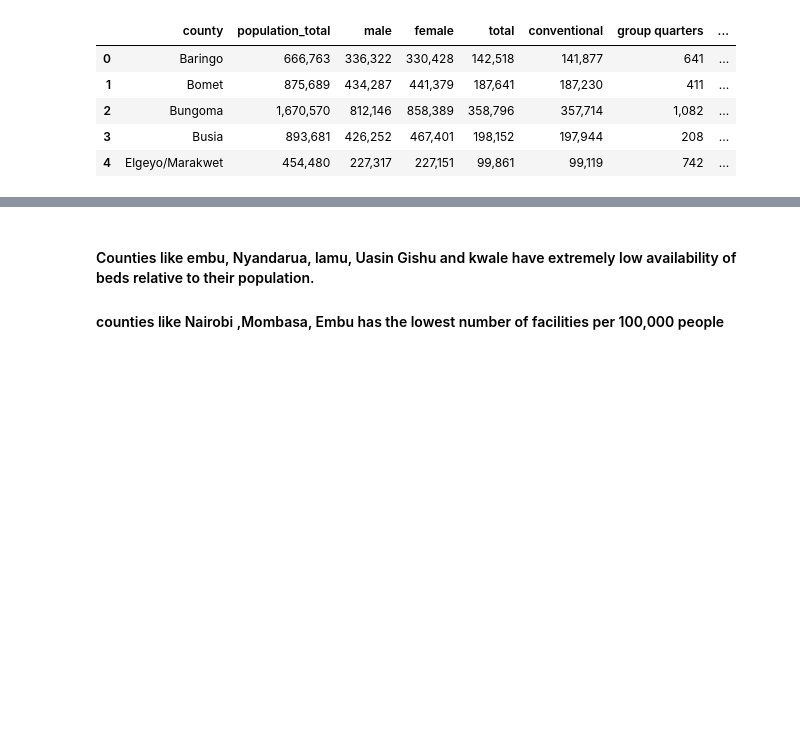
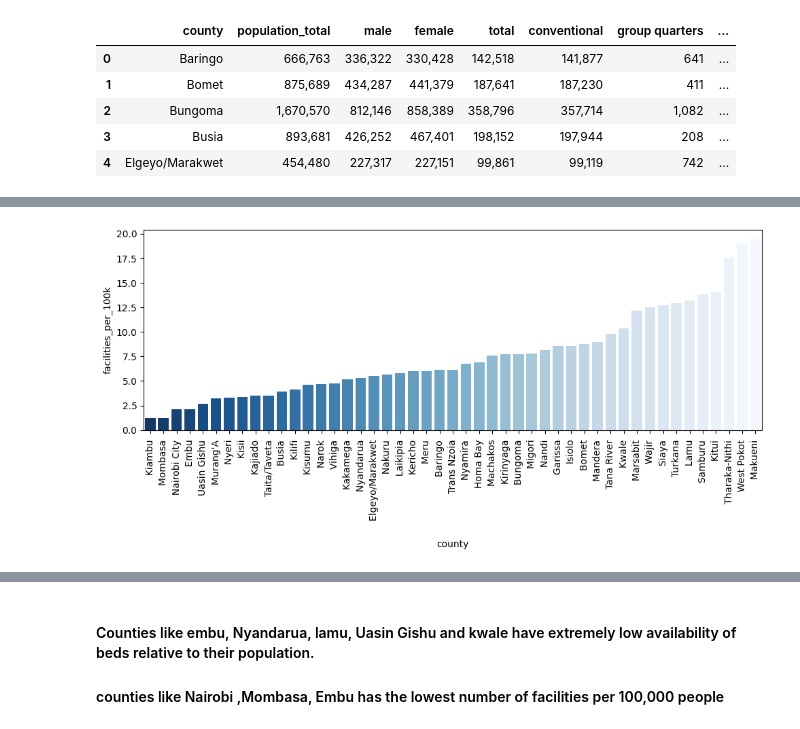
Before and after one commit to csaafrica/Group1-Healthcare_Access_Inequality_Predictor, a Jupyter notebook: h.ipynb, the cells around one changed output, grey strips where cells are left out. Cells and saved outputs as stored; diff of their text form; code cells hidden in the pictures; blank space fills up the shorter version.

```diff
--- a/h.ipynb
+++ b/h.ipynb
@@ -396,3 +396,17 @@ Passing `palette` without assigning `hue` is deprecated and will be removed in v
+# %%
+fig, axes = plt.subplots(figsize=(10, 5))
+sns.barplot(
+    x='county',
+    y='facilities_per_100k',
+    data=lowest_facilities,
+    hue='county', palette="Blues_r"
+)
+plt.xticks(rotation=90)
+plt.tight_layout()
+plt.savefig("C:/Users/user/documents/BOAZ/CSA 2025/csa_project/facilities.png")
+plt.show()
+# %% [output]
+[figure, added]
 # %%
 fig, ax = plt.subplots(figsize=(10, 5))
 sns.barplot(
```
Also changed, not shown: parts of 6 cells of this notebook.
